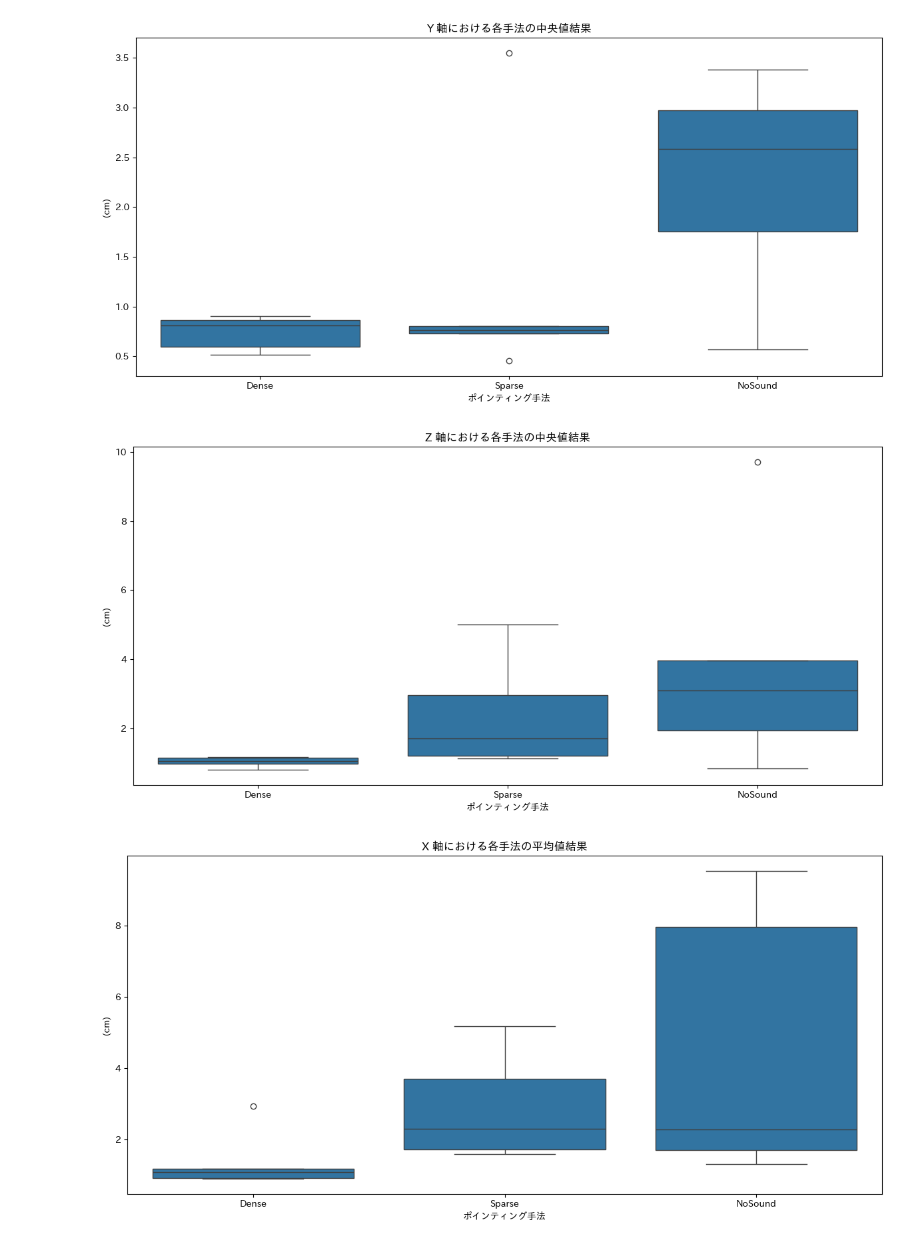
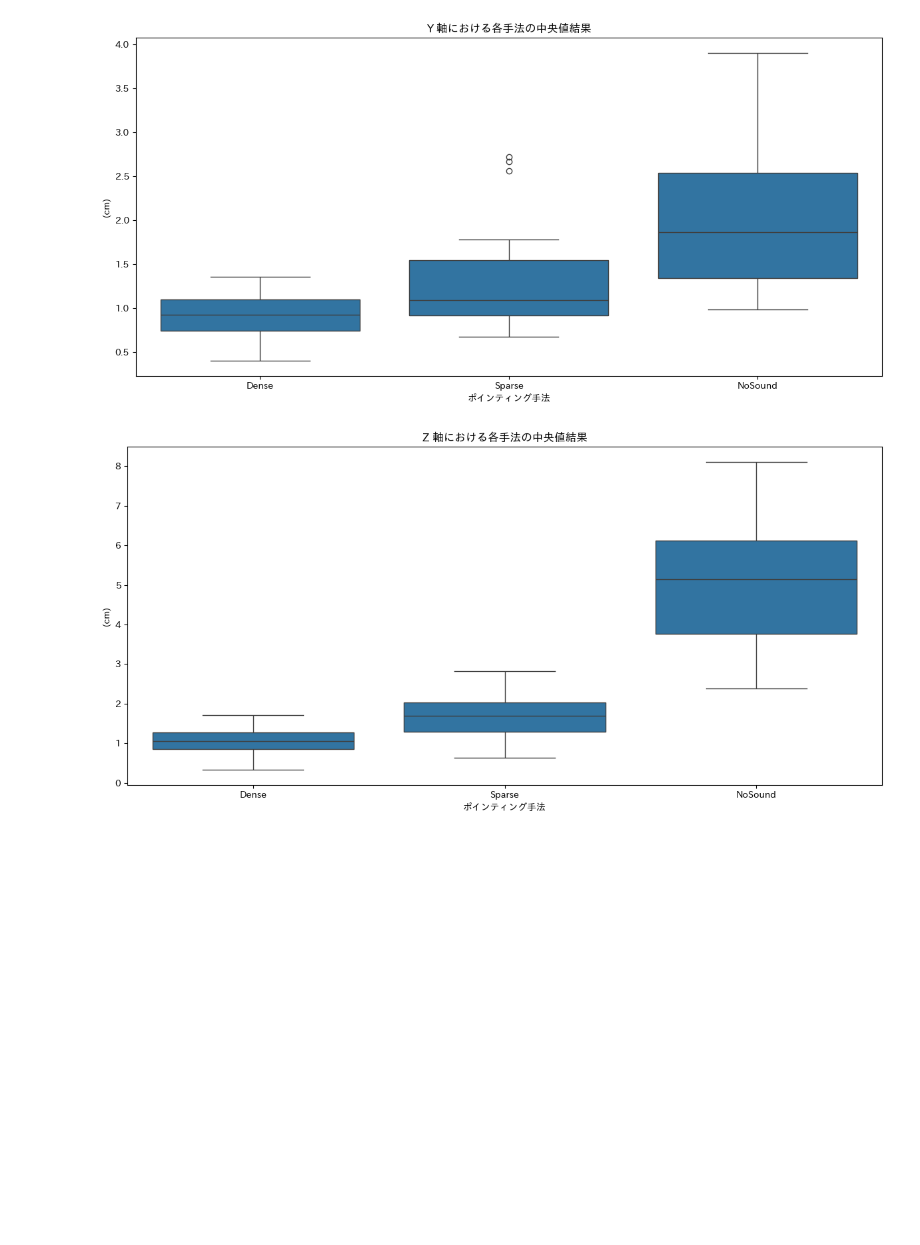
Before and after one commit to takaharayota531/poster-exp-analysis, a Jupyter notebook: 本予備実験3/main-exp3-all-004.ipynb, the cells around one changed output. Drawn from its saved outputs; the diff is of its cells as text; code cells hidden in the pictures; blank space fills up the shorter version.

```diff
--- a/本予備実験3/main-exp3-all-004.ipynb
+++ b/本予備実験3/main-exp3-all-004.ipynb
@@ -96,8 +101,9 @@ def get_creation_time(file_name):
 
 # subject_names=["水上"]
 
-subject_names=["河合","菊池","竹村","廣野里奈","水上"]
 
+subject_names=["河合","菊池","竹村","廣野里奈","水上","佐々木","小谷","岡本","島川","ほうさん","村上","平岡","浦西","歩さん","伊藤","朴さん"]
+# subject_names=["朴さん"]
 
 for i in range(len(subject_names)):
         root_path = r"C:\Users\takaharayota\Research\Semi-Exp3\Values\{}".format(subject_names[i])
@@ -120,7 +126,7 @@ print(all_results)
 
 
 # 統合されたデータをデータフレームに変換
-columns = ['Subject','Order','Count','Method', 'Place', 'X', 'Y', 'Z']
+columns = ['Subject','Method', 'Place', 'X', 'Y', 'Z','Sum_Squared_Error']
 df_all = pd.DataFrame(all_results, columns=columns)
 
 # データの表示
@@ -242,14 +248,14 @@ plt.show()
 # %%
 # Placeごとの中央値を計算 (数値列のみ対象)
 numeric_columns = ['X', 'Y', 'Z']
-df_median = df_all.groupby(['Subject', 'Method'])[numeric_columns].median().reset_index()
+df_median = df_all.groupby(['Place', 'Method'])[numeric_columns].median().reset_index()
 
-# Placeごとの平均値を計算 (数値列のみ対象)
-df_mean = df_all.groupby(['Subject', 'Method'])[numeric_columns].mean().reset_index()
+# # Placeごとの平均値を計算 (数値列のみ対象)
+# df_mean = df_all.groupby(['Subject', 'Method'])[numeric_columns].mean().reset_index()
 
 # Methodのラベルを追加
 df_median['Method_Label'] = df_median['Method'].map(method_labels)
-df_mean['Method_Label'] = df_mean['Method'].map(method_labels)
+
 
 # 中央値プロット
 for axis in ['X', 'Y', 'Z']:
@@ -260,14 +266,4 @@ for axis in ['X', 'Y', 'Z']:
     plt.ylabel('(cm)')
     plt.tight_layout()
     plt.show()
-
-# 平均値プロット
-for axis in ['X', 'Y', 'Z']:
-    plt.figure(figsize=(12, 6))
-    sns.boxplot(x='Method_Label', y=axis, data=df_mean)
-    plt.title(f'{axis} 軸における各手法の平均値結果')
-    plt.xlabel('ポインティング手法')
-    plt.ylabel('(cm)')
-    plt.tight_layout()
-    plt.show()
 # %% [output]
@@ -275,3 +271,2 @@ for axis in ['X', 'Y', 'Z']:
-[figure, old version]
+[figure, new version]
-[figure, old version]
+[figure, new version]
-[figure, removed]
```
Also changed, not shown: parts of 6 cells of this notebook, 5 other files.
